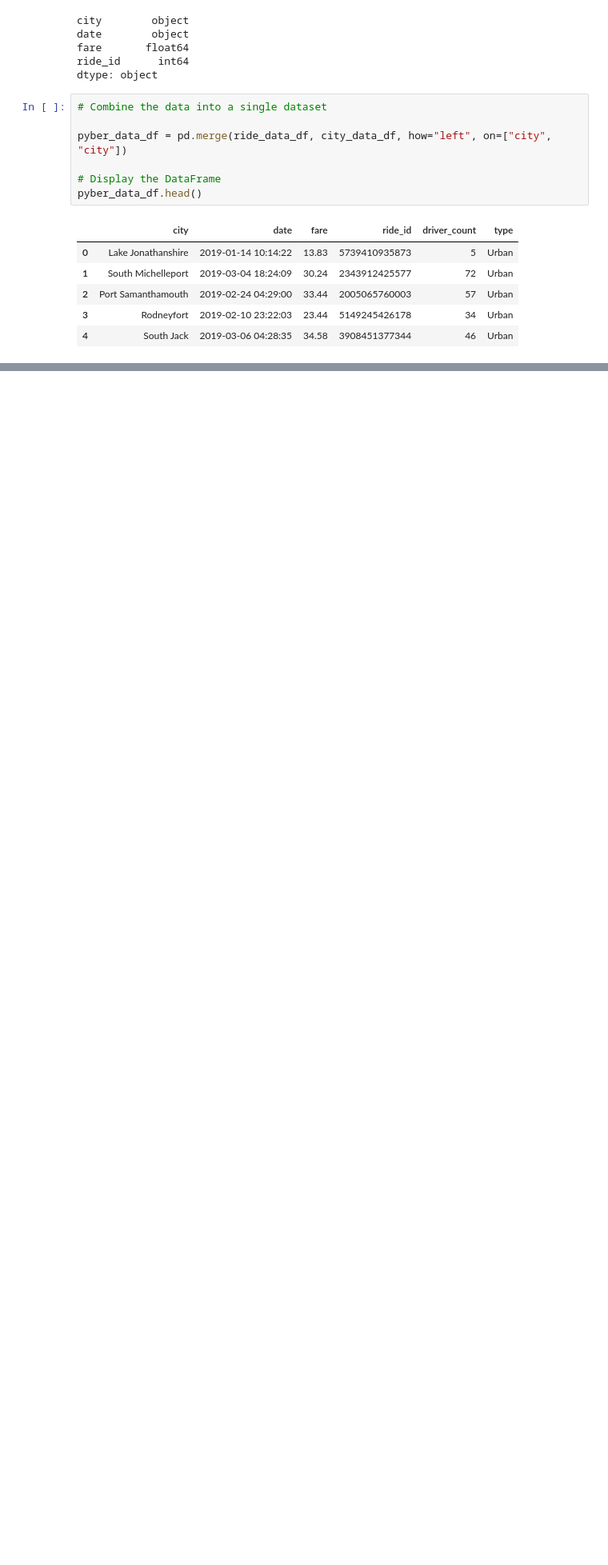
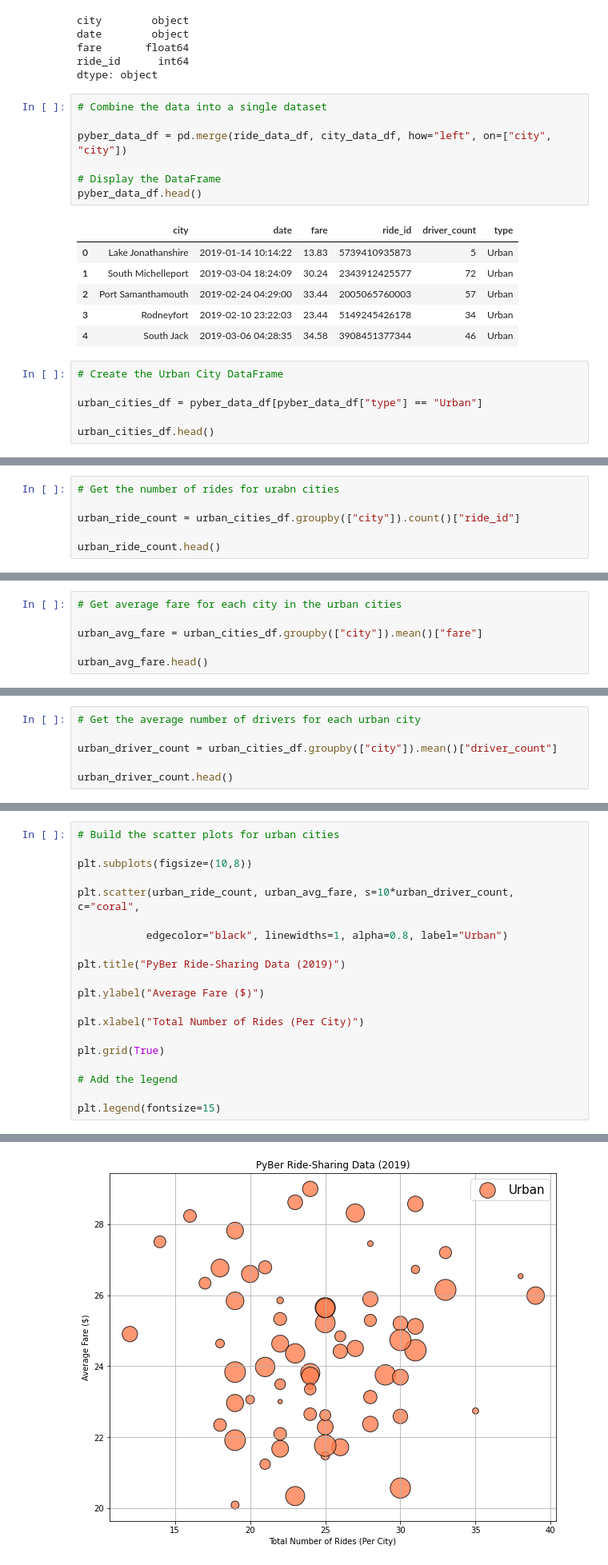
Before and after one commit to Keeron12/PyBer_Analysis, a Jupyter notebook: PyBer.ipynb, the cells around one changed output, grey strips where cells are left out. Shown: that part at 80% size. Saved outputs shown, nothing was run; the diff lists cells and outputs as text; blank space fills up the shorter version.

Commit message:
Adding scatter plot for ride share data

```diff
--- a/PyBer.ipynb
+++ b/PyBer.ipynb
@@ -142,3 +142,9 @@ pyber_data_df.head()
 | 2 | Port Samanthamouth | 2019-02-24 04:29:00 | 33.44 | 2005065760003 | 57 | Urban |
 | 3 | Rodneyfort | 2019-02-10 23:22:03 | 23.44 | 5149245426178 | 34 | Urban |
 | 4 | South Jack | 2019-03-06 04:28:35 | 34.58 | 3908451377344 | 46 | Urban |
+# %%
+# Create the Urban City DataFrame
+
+urban_cities_df = pyber_data_df[pyber_data_df["type"] == "Urban"]
+
+urban_cities_df.head()
@@ -144,0 +173,6 @@ pyber_data_df.head()
+# %%
+# Get the number of rides for urabn cities
+
+urban_ride_count = urban_cities_df.groupby(["city"]).count()["ride_id"]
+
+urban_ride_count.head()
@@ -144,0 +193,6 @@ pyber_data_df.head()
+# %%
+# Get average fare for each city in the urban cities
+
+urban_avg_fare = urban_cities_df.groupby(["city"]).mean()["fare"]
+
+urban_avg_fare.head()
@@ -144,0 +213,6 @@ pyber_data_df.head()
+# %%
+# Get the average number of drivers for each urban city
+
+urban_driver_count = urban_cities_df.groupby(["city"]).mean()["driver_count"]
+
+urban_driver_count.head()
@@ -144,0 +233,21 @@ pyber_data_df.head()
+# %%
+# Build the scatter plots for urban cities
+
+plt.subplots(figsize=(10,8))
+
+plt.scatter(urban_ride_count, urban_avg_fare, s=10*urban_driver_count, c="coral",
+
+           edgecolor="black", linewidths=1, alpha=0.8, label="Urban")
+
+plt.title("PyBer Ride-Sharing Data (2019)")
+
+plt.ylabel("Average Fare ($)")
+
+plt.xlabel("Total Number of Rides (Per City)")
+
+plt.grid(True)
+
+# Add the legend
+
+plt.legend(fontsize=15)
+# %% [output]
@@ -144,0 +255 @@ pyber_data_df.head()
+[figure, added]
```
Also changed, not shown: parts of 12 cells of this notebook, 1 other file.
